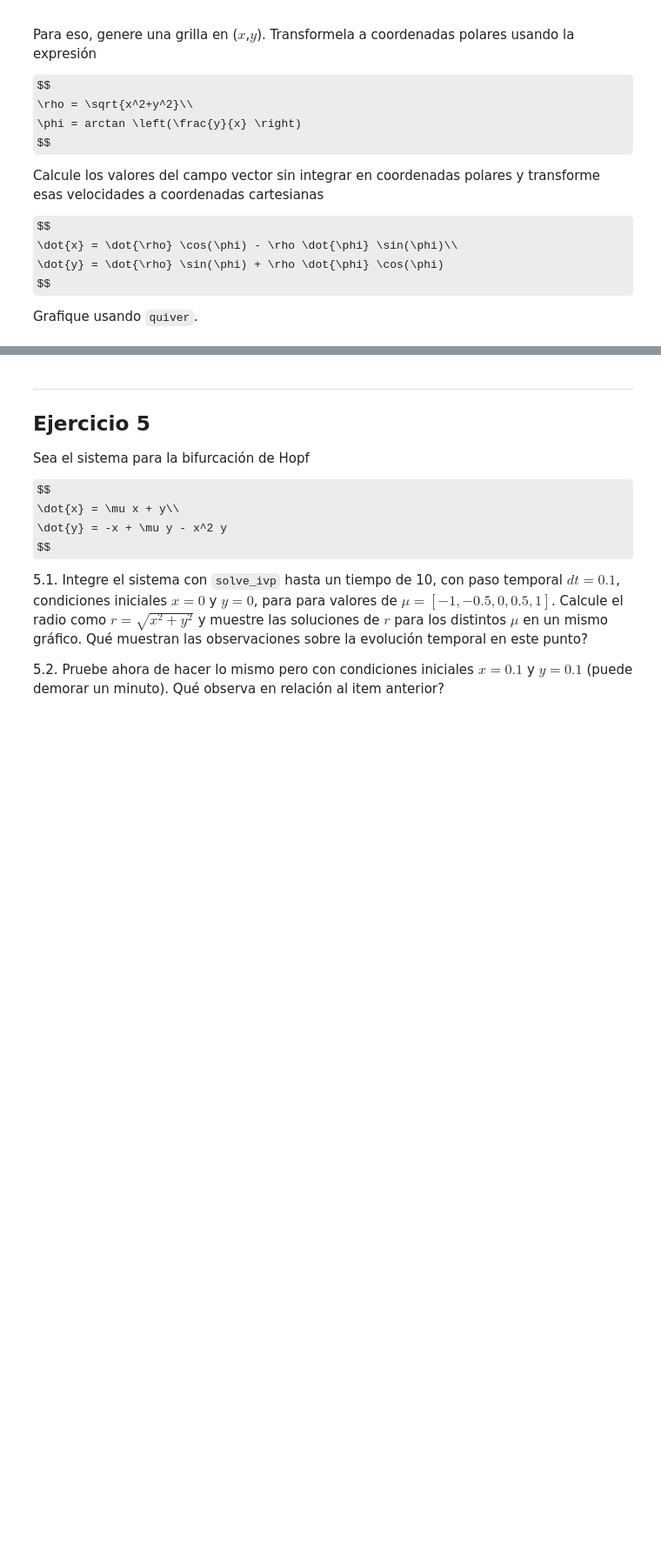
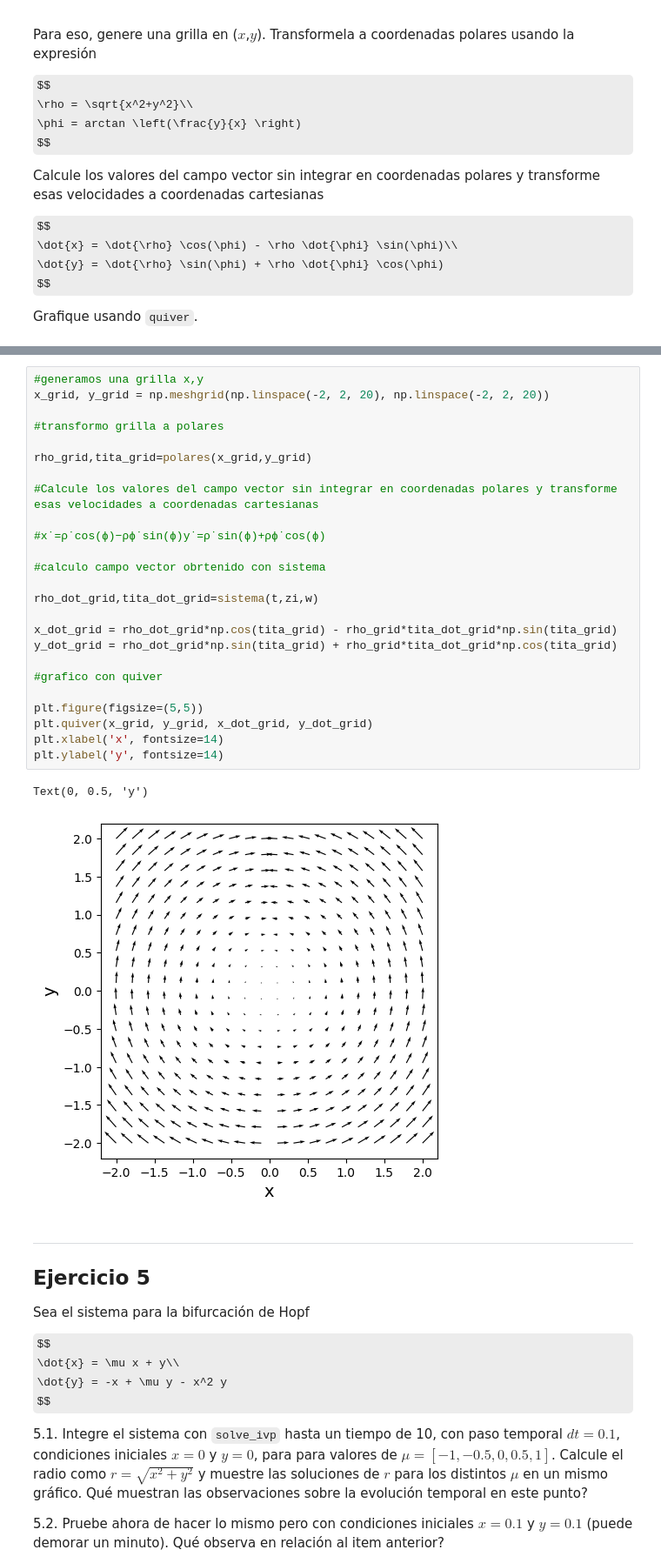
Before and after one commit to xGiannis/IntroModeladoContinuo, a Jupyter notebook: Colabs/nb05_CiclosLimite.ipynb, the cells around one changed output, grey strips where cells are left out. Shown: that part at 87% size. Drawn from its saved outputs; the diff is of its cells as text; some formulas as TeX source; blank space fills up the shorter version.

```diff
--- a/Colabs/nb05_CiclosLimite.ipynb
+++ b/Colabs/nb05_CiclosLimite.ipynb
@@ -361,3 +468,31 @@ Grafique usando `quiver`.
+# %%
+#generamos una grilla x,y
+x_grid, y_grid = np.meshgrid(np.linspace(-2, 2, 20), np.linspace(-2, 2, 20))
+
+#transformo grilla a polares
+
+rho_grid,tita_grid=polares(x_grid,y_grid)
+
+#Calcule los valores del campo vector sin integrar en coordenadas polares y transforme esas velocidades a coordenadas cartesianas
+
+#x˙=ρ˙cos(ϕ)−ρϕ˙sin(ϕ)y˙=ρ˙sin(ϕ)+ρϕ˙cos(ϕ)
+
+#calculo campo vector obrtenido con sistema
+
+rho_dot_grid,tita_dot_grid=sistema(t,zi,w)
+
+x_dot_grid = rho_dot_grid*np.cos(tita_grid) - rho_grid*tita_dot_grid*np.sin(tita_grid)
+y_dot_grid = rho_dot_grid*np.sin(tita_grid) + rho_grid*tita_dot_grid*np.cos(tita_grid)
+
+#grafico con quiver
+
+plt.figure(figsize=(5,5))
+plt.quiver(x_grid, y_grid, x_dot_grid, y_dot_grid)
+plt.xlabel('x', fontsize=14)
+plt.ylabel('y', fontsize=14)
+# %% [output]
+Text(0, 0.5, 'y')
+[figure, added]
 # %% [markdown]
 ---
 ## Ejercicio 5
```
Also changed, not shown: parts of 7 cells of this notebook.
